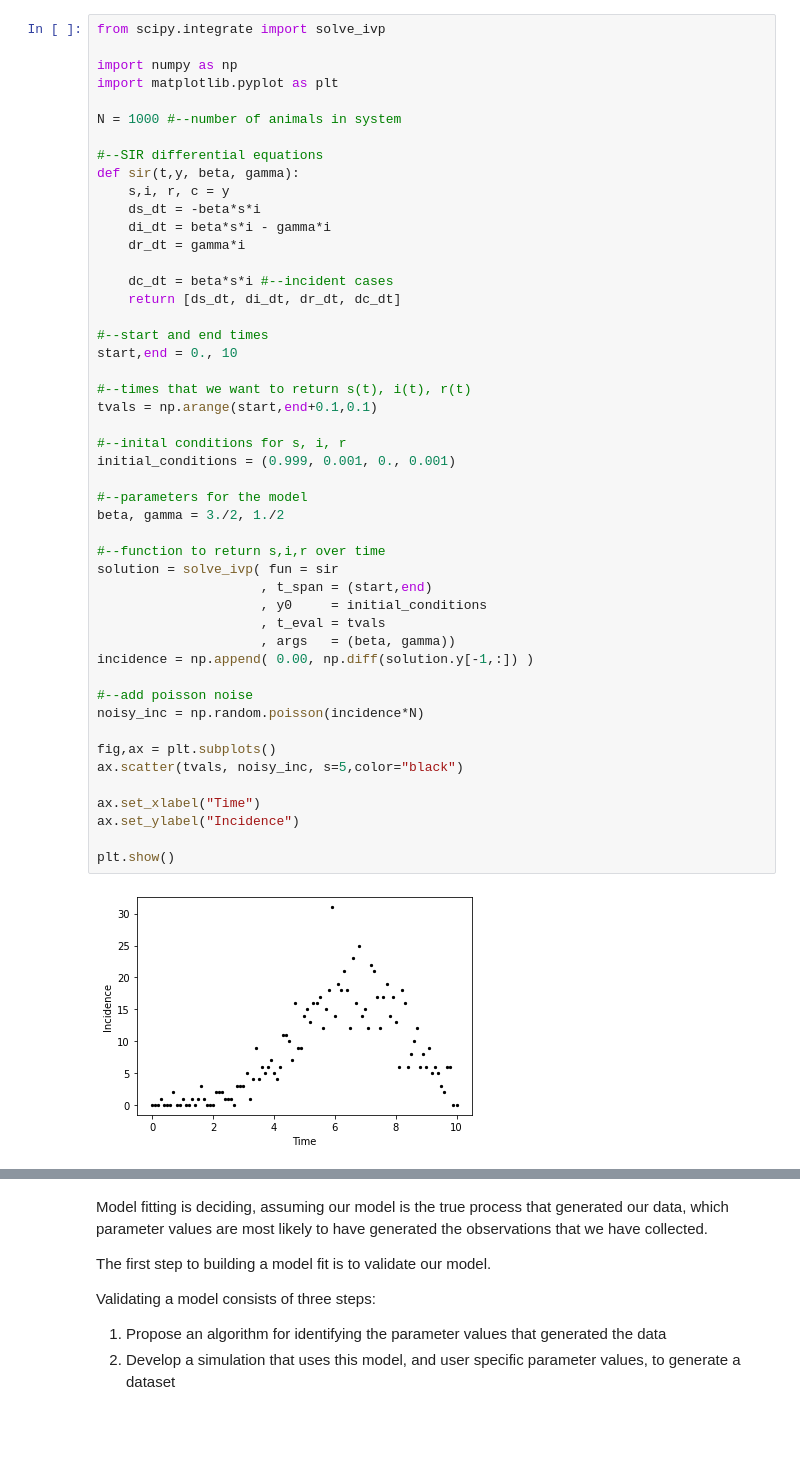
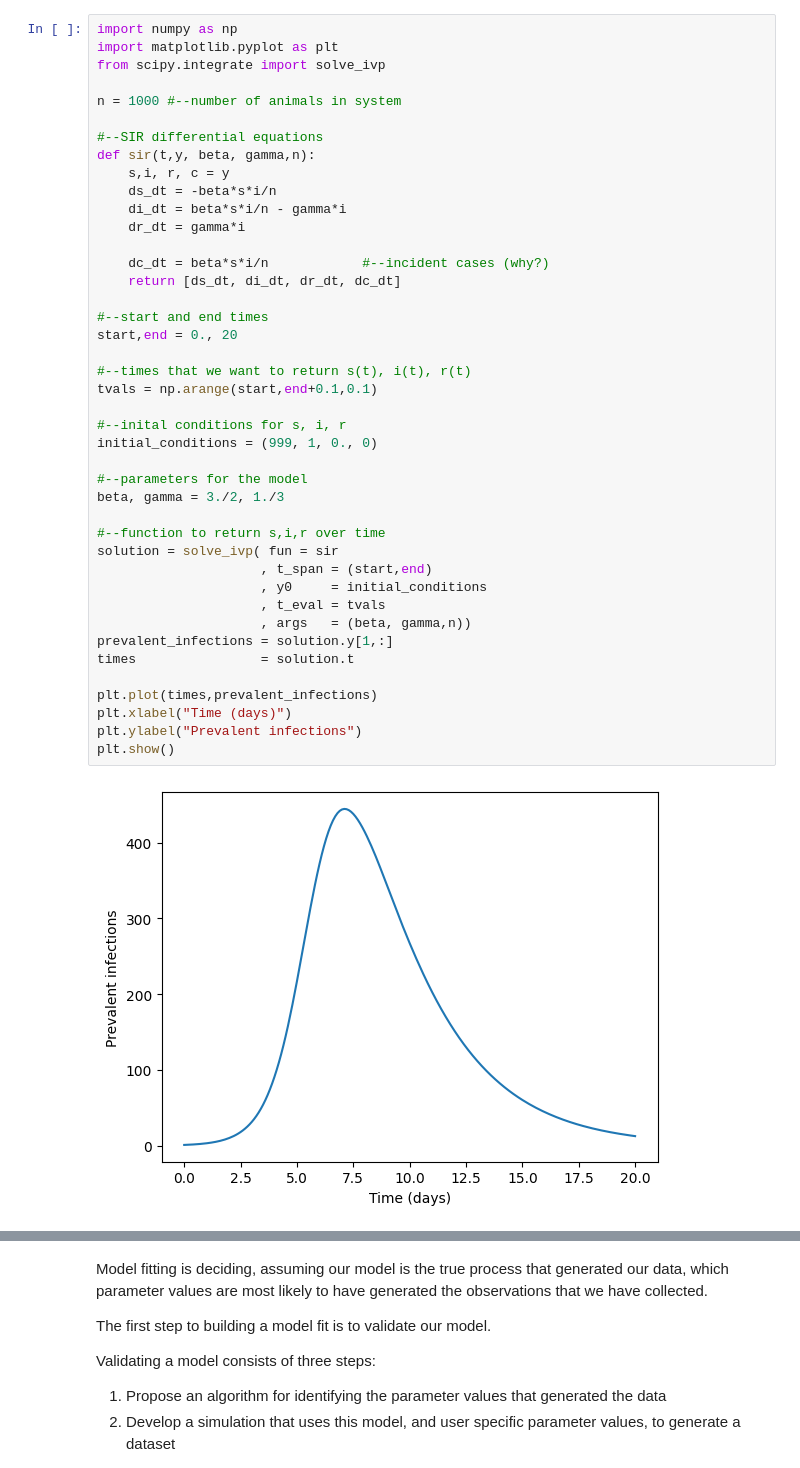
Before and after one commit to computationalUncertaintyLab/outbreak_book, a Jupyter notebook: outbreak_science/chap7.ipynb, the cells around one changed output, grey strips where cells are left out. Cells and saved outputs as stored; diff of their text form; blank space fills up the shorter version.

```diff
--- a/outbreak_science/chap7.ipynb
+++ b/outbreak_science/chap7.ipynb
@@ -27,50 +47,44 @@ Lets assume that we collect the number of incident infected cases over the times
 # %%
+import numpy as np
+import matplotlib.pyplot as plt
 from scipy.integrate import solve_ivp
 
-import numpy as np
-import matplotlib.pyplot as plt
-
-N = 1000 #--number of animals in system
+n = 1000 #--number of animals in system
 
 #--SIR differential equations
-def sir(t,y, beta, gamma):
+def sir(t,y, beta, gamma,n):
     s,i, r, c = y
-    ds_dt = -beta*s*i
-    di_dt = beta*s*i - gamma*i
+    ds_dt = -beta*s*i/n
+    di_dt = beta*s*i/n - gamma*i
     dr_dt = gamma*i
 
-    dc_dt = beta*s*i #--incident cases
+    dc_dt = beta*s*i/n            #--incident cases (why?)
     return [ds_dt, di_dt, dr_dt, dc_dt]
 
 #--start and end times
-start,end = 0., 10
+start,end = 0., 20
 
 #--times that we want to return s(t), i(t), r(t)
 tvals = np.arange(start,end+0.1,0.1)
 
 #--inital conditions for s, i, r
-initial_conditions = (0.999, 0.001, 0., 0.001)
+initial_conditions = (999, 1, 0., 0)
 
 #--parameters for the model
-beta, gamma = 3./2, 1./2
+beta, gamma = 3./2, 1./3
 
 #--function to return s,i,r over time
 solution = solve_ivp( fun = sir
                      , t_span = (start,end)
                      , y0     = initial_conditions
                      , t_eval = tvals
-                     , args   = (beta, gamma))
-incidence = np.append( 0.00, np.diff(solution.y[-1,:]) )
+                     , args   = (beta, gamma,n))
+prevalent_infections = solution.y[1,:]
+times                = solution.t
 
-#--add poisson noise
-noisy_inc = np.random.poisson(incidence*N)
-
-fig,ax = plt.subplots()
-ax.scatter(tvals, noisy_inc, s=5,color="black")
-
-ax.set_xlabel("Time")
-ax.set_ylabel("Incidence")
-
+plt.plot(times,prevalent_infections)
+plt.xlabel("Time (days)")
+plt.ylabel("Prevalent infections")
 plt.show()
 # %% [output]
-[figure, old version]
+[figure, new version]
```
Also changed, not shown: parts of 13 cells of this notebook.
